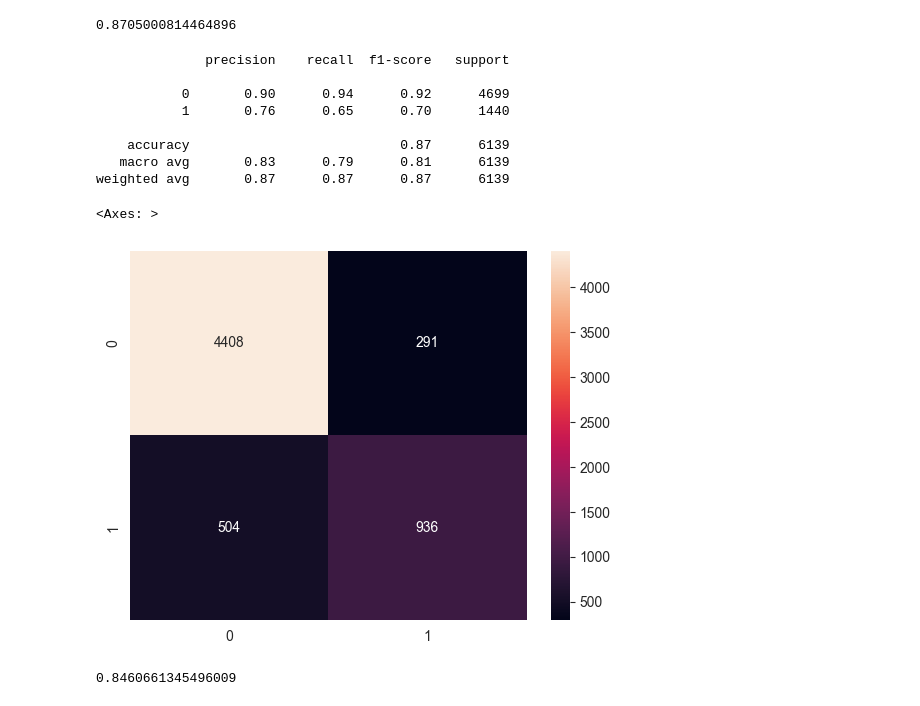
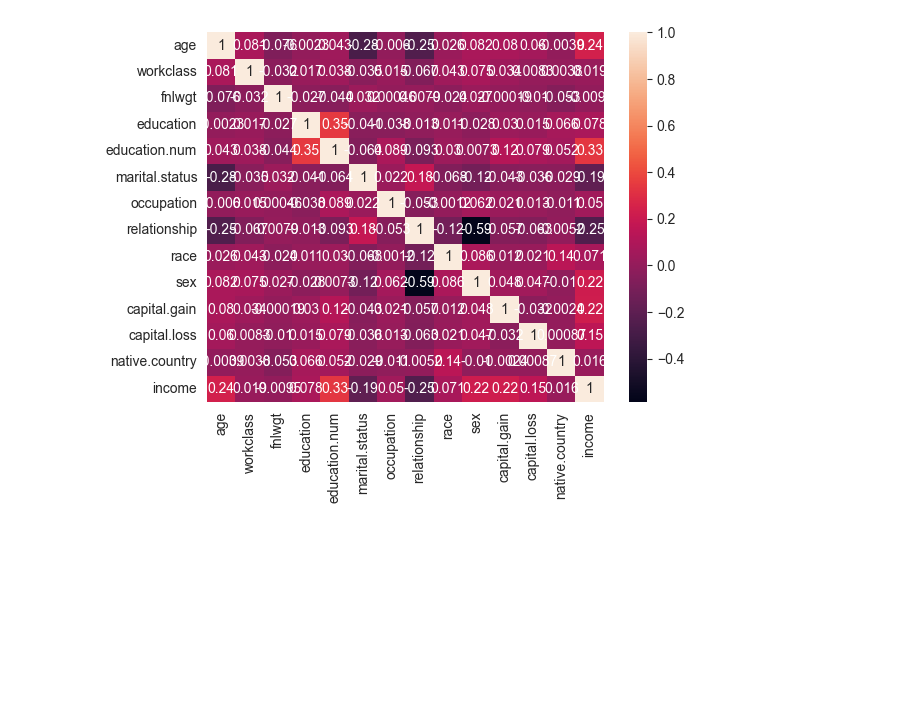
Before and after one commit to korisnik-samson/income-predictor, a Jupyter notebook: preprocessing.ipynb, the cells around one changed output. Cells and saved outputs as stored; diff of their text form; code cells hidden in the pictures; blank space fills up the shorter version.

Commit message:
Modified - Correlation Matrix added

```diff
--- a/preprocessing.ipynb
+++ b/preprocessing.ipynb
@@ -94,22 +38,7 @@ y_pred = xgb.predict(x_test)
-# %%
-# ACCURACY SCORE
-accuracy_score(y_test, y_pred)
-# %% [output]
-0.8705000814464896
-# %%
-# CLASSIFICATION REPORT
-print(classification_report(y_test, y_pred))
-# %% [output]
-              precision    recall  f1-score   support
-
-           0       0.90      0.94      0.92      4699
-           1       0.76      0.65      0.70      1440
-
-    accuracy                           0.87      6139
-   macro avg       0.83      0.79      0.81      6139
-weighted avg       0.87      0.87      0.87      6139
+# %%
+corr_matrix = data.corr()
 # %%
-sns.heatmap(confusion_matrix(y_test, y_pred), annot=True, fmt='d')
+sns.heatmap(corr_matrix, annot=True)
+plt.show()
 # %% [output]
-<Axes: >
-[figure, old version]
+[figure, new version]
@@ -122,5 +44,0 @@ y_pred = svc.predict(x_test)
-# %%
-# ACCURACY SCORE
-accuracy_score(y_test, y_pred)
-# %% [output]
-0.8460661345496009
```
Also changed, not shown: parts of 19 cells of this notebook, 1 other file.
